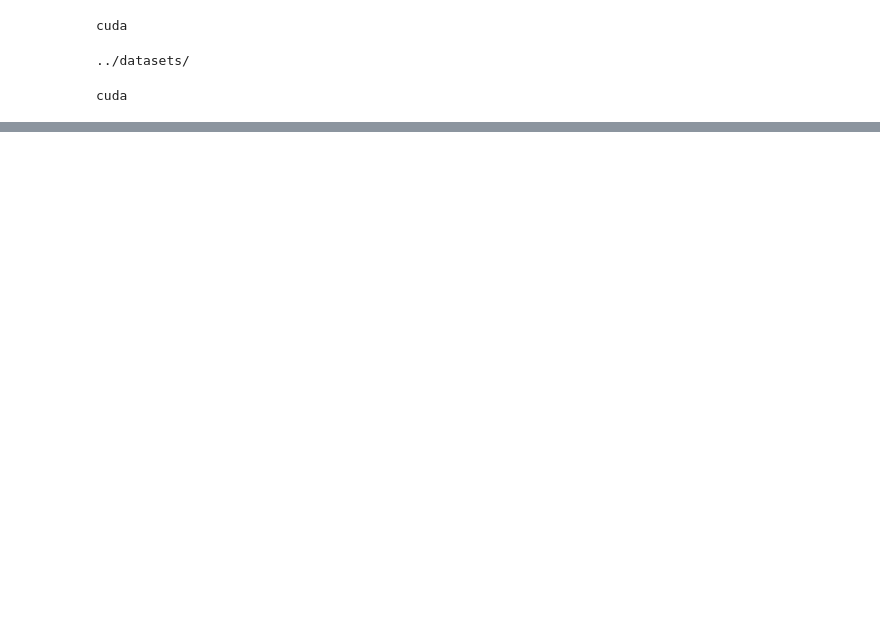
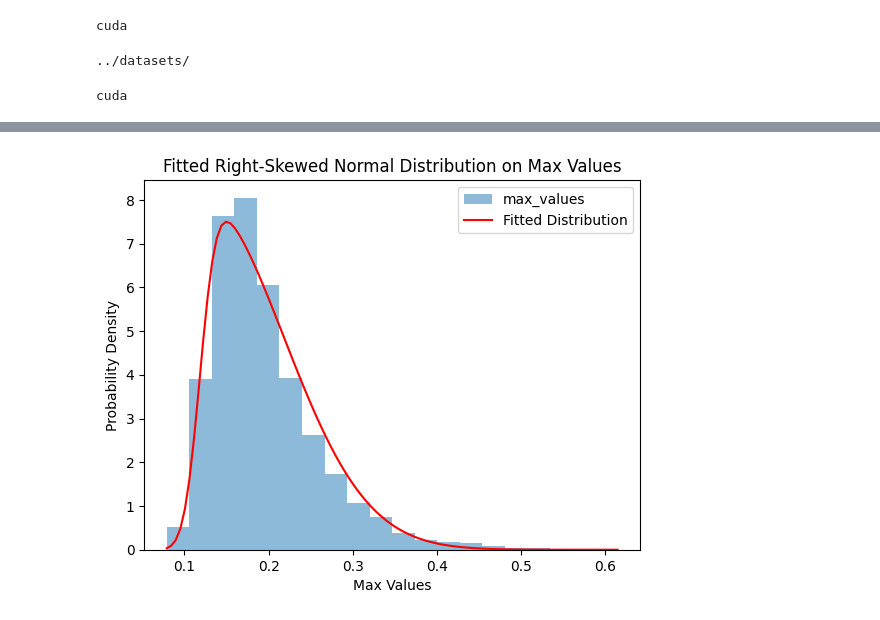
Before and after one commit to RaghavSinghal10/UniS-MMC, a Jupyter notebook: ipynb-notebooks-dgx6/noise_random.ipynb, the cells around one changed output, grey strips where cells are left out. Cells and saved outputs as stored; diff of their text form; code cells hidden in the pictures; blank space fills up the shorter version.

```diff
--- a/ipynb-notebooks-dgx6/noise_random.ipynb
+++ b/ipynb-notebooks-dgx6/noise_random.ipynb
@@ -189 +206,27 @@ print(np.mean(max_values_2))
+# %%
+import scipy.stats as stats
+
+# Fit a right-skewed normal distribution on max_values
+shape, loc, scale = stats.skewnorm.fit(max_values)
+shape_2, loc_2, scale_2 = stats.skewnorm.fit(max_values_2)
+
+# Generate the x values for the fitted distribution
+x = np.linspace(min(max_values), max(max_values), 100)
+
+# Calculate the probability density function (PDF) of the fitted distribution
+pdf = stats.skewnorm.pdf(x, shape, loc, scale)
+
+# Plot the histogram of max_values
+plt.hist(max_values, bins=20, density=True, alpha=0.5, label='max_values')
+
+# Plot the fitted distribution
+plt.plot(x, pdf, 'r-', label='Fitted Distribution')
+
+plt.xlabel('Max Values')
+plt.ylabel('Probability Density')
+plt.title('Fitted Right-Skewed Normal Distribution on Max Values')
+plt.legend()
+plt.show()
+# %% [output]
+[figure, added]
 # %%
```
Also changed, not shown: parts of 12 cells of this notebook, 5 other files.
